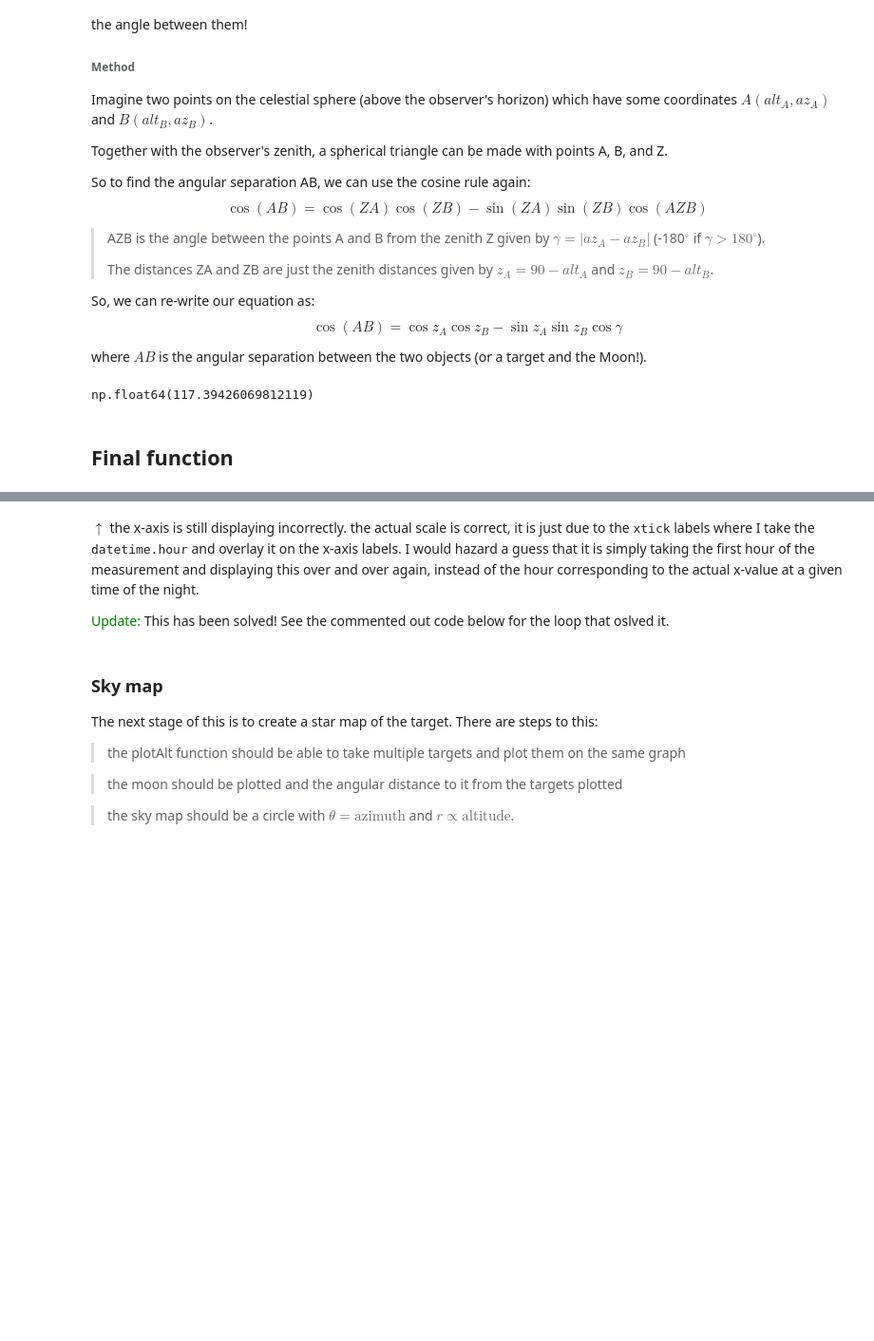
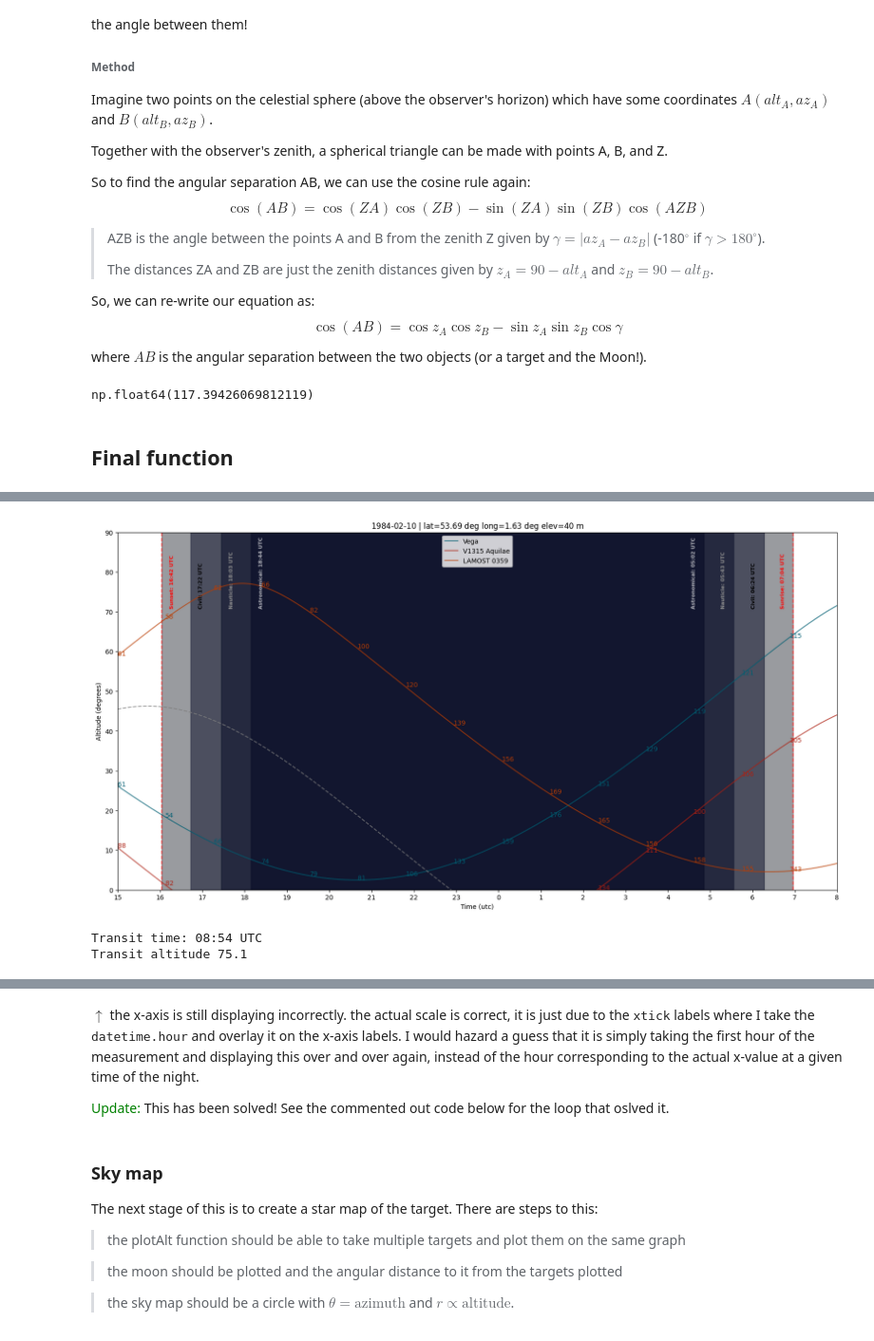
Before and after one commit to ki-j/star_visibility, a Jupyter notebook: staralttester.ipynb, the cells around one changed output, grey strips where cells are left out. Shown at 95% size. Cells and saved outputs as stored; diff of their text form; code cells hidden in the pictures; blank space fills up the shorter version.

```diff
--- a/staralttester.ipynb
+++ b/staralttester.ipynb
@@ -506,19 +506,19 @@ def plotAlt(location, obsDate, targets, fs=[20,10], starname=['Star']):
 
     # TWILIGHT
     # civil
-    ax.fill_between(np.linspace(twlt[0][0], twlt[0][1]), 0, 90, color='#000510', alpha=0.5)
+    ax.fill_between(np.linspace(twlt[0][0], twlt[0][1]), 0, 90, color='#000520', alpha=0.5)
     ax.annotate(f'Civil: {hourText(twlt[0][0])}', (twlt[0][0]-0.012, 71),
                 color='k', rotation=90, fontsize=8, fontweight='bold')
     ax.annotate(f'Civil: {hourText(twlt[0][1])}', (twlt[0][1]+0.0075, 71),
                 color='k', rotation=90, fontsize=8, fontweight='bold')
     # nauticle
-    ax.fill_between(np.linspace(twlt[1][0], twlt[1][1]), 0, 90, color='#000510', alpha=0.5)
+    ax.fill_between(np.linspace(twlt[1][0], twlt[1][1]), 0, 90, color='#000520', alpha=0.5)
     ax.annotate(f'Nauticle: {hourText(twlt[1][0])}', (twlt[1][0]-0.012, 71),
                 color='#909090', rotation=90, fontsize=8, fontweight='bold')
     ax.annotate(f'Nauticle: {hourText(twlt[1][1])}', (twlt[1][1]+0.0075, 71),
                 color='#909090', rotation=90, fontsize=8, fontweight='bold')
     # astronomical
-    ax.fill_between(np.linspace(twlt[2][0], twlt[2][1]), 0, 90, color='#000510', alpha=0.5)
+    ax.fill_between(np.linspace(twlt[2][0], twlt[2][1]), 0, 90, color='#000520', alpha=0.5)
     ax.annotate(f'Astronomical: {hourText(twlt[2][0])}', (twlt[2][0]-0.012, 71),
                 color='white', alpha=0.7, rotation=90, fontsize=8, fontweight='bold')
     ax.annotate(f'Astronomical: {hourText(twlt[2][1])}', (twlt[2][1]+0.0075, 71),
@@ -571,8 +571,9 @@ vega = SkyCoord(ra="18h36m56.33635s", dec="+38d47m01.2802s", frame="icrs")
 V1315aql = SkyCoord(ra="19h13m54.5308677240s", dec="+12d18m03.239745228s", frame="icrs")
 LAMOST0359 = SkyCoord(ra="03h59m13.626515992s", dec="+40d50m35.095271748s", frame="icrs")
 
-# plotAlt(dewsbury, obs_date, [vega, V1315aql, LAMOST0359], starname=['Vega', 'V1315 Aquilae', 'LAMOST 0359'])
+plotAlt(dewsbury, obs_date, [vega, V1315aql, LAMOST0359], starname=['Vega', 'V1315 Aquilae', 'LAMOST 0359'])
 # plotAlt(dewsbury, obs_date, V1315aql, starname='V1315 Aquilae')
 # plotAlt(dewsbury, obs_date, LAMOST0359, starname='LAMOST J035913.61+405035.0')
 # plotAlt(dewsbury, obs_date, betelgeuse, starname='Betelgeuse')
 # plotAlt(dewsbury, obs_date, mars, starname='Mars')
+# %% [output]
@@ -578,0 +581,3 @@ LAMOST0359 = SkyCoord(ra="03h59m13.626515992s", dec="+40d50m35.095271748s", fram
+[figure, added]
+Transit time: 08:54 UTC
+Transit altitude 75.1
```
Also changed, not shown: parts of 1 cell of this notebook, 2 other files.
